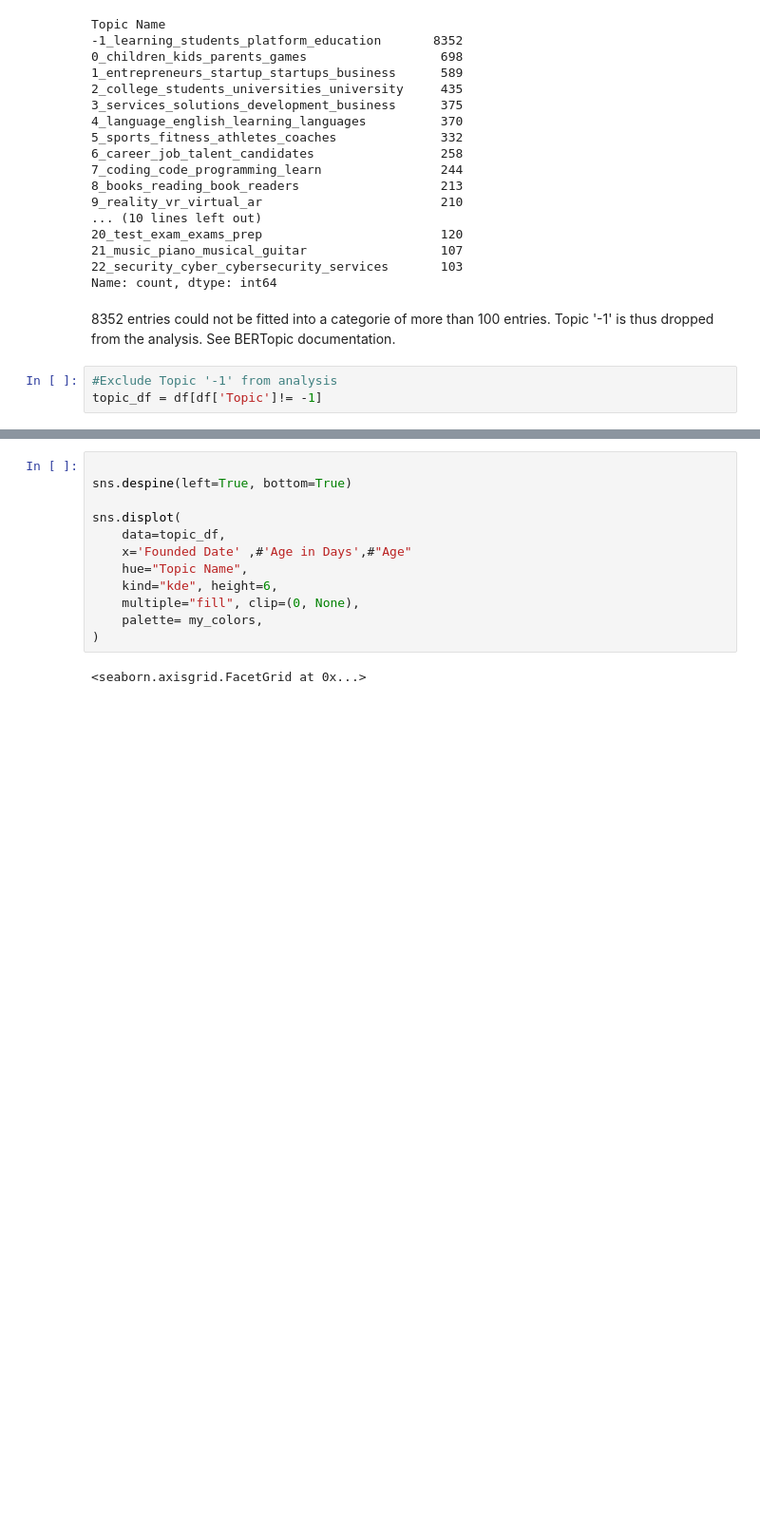
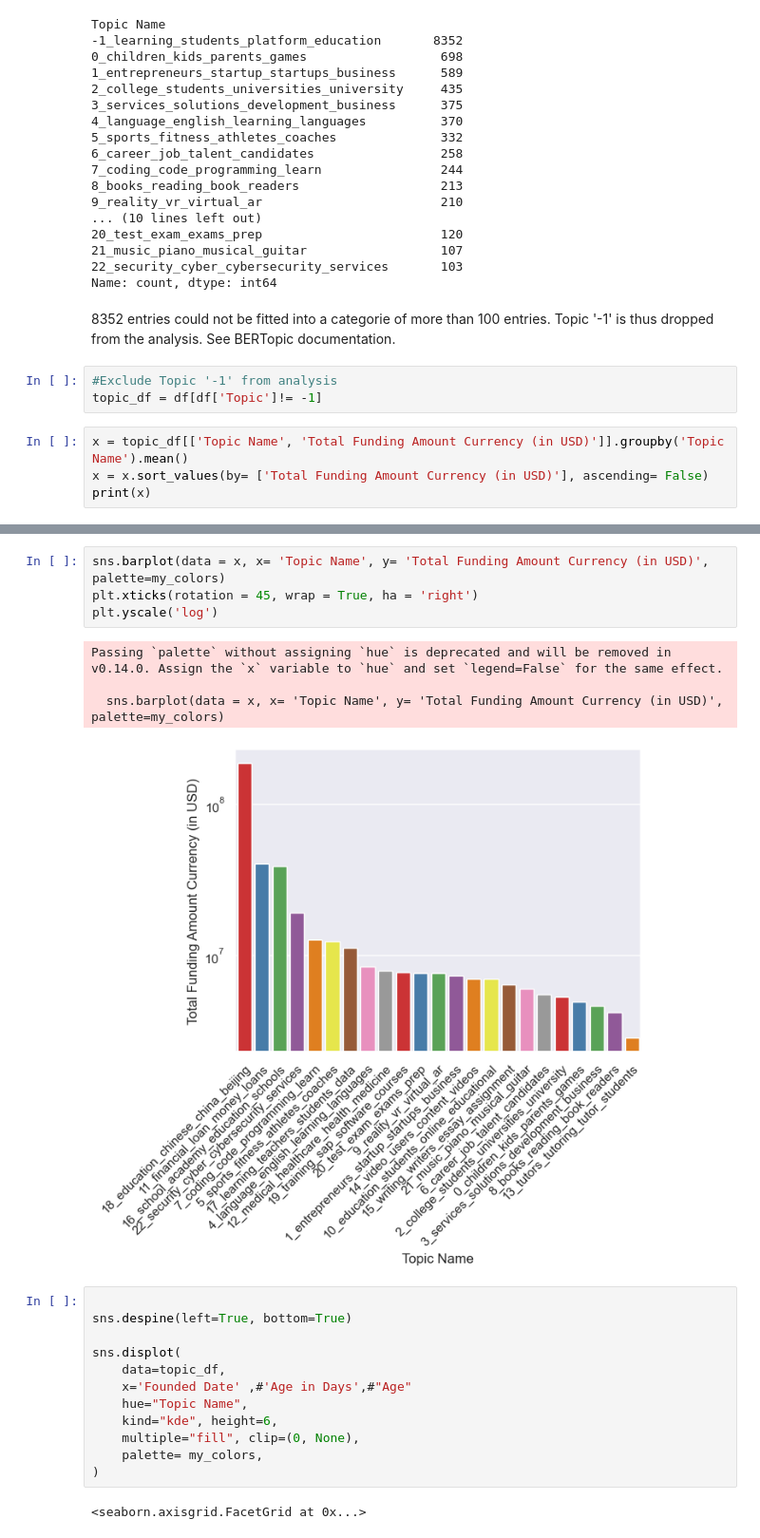
Before and after one commit to MarioMuehlematter/Education.ai, a Jupyter notebook: notebooks/Education.ai_Analysis+Plots.ipynb, the cells around one changed output, grey strips where cells are left out. Shown at 95% size. Saved outputs shown, nothing was run; the diff lists cells and outputs as text; blank space fills up the shorter version.

```diff
--- a/notebooks/Education.ai_Analysis+Plots.ipynb
+++ b/notebooks/Education.ai_Analysis+Plots.ipynb
@@ -263,3 +263,7 @@ Name: count, dtype: int64
 # %%
 #Exclude Topic '-1' from analysis
 topic_df = df[df['Topic']!= -1]
+# %%
+x = topic_df[['Topic Name', 'Total Funding Amount Currency (in USD)']].groupby('Topic Name').mean()
+x = x.sort_values(by= ['Total Funding Amount Currency (in USD)'], ascending= False)
+print(x)
@@ -266,3 +288,12 @@ topic_df = df[df['Topic']!= -1]
+# %%
+sns.barplot(data = x, x= 'Topic Name', y= 'Total Funding Amount Currency (in USD)', palette=my_colors)
+plt.xticks(rotation = 45, wrap = True, ha = 'right')
+plt.yscale('log')
+# %% [output]
+Passing `palette` without assigning `hue` is deprecated and will be removed in v0.14.0. Assign the `x` variable to `hue` and set `legend=False` for the same effect.
+
+  sns.barplot(data = x, x= 'Topic Name', y= 'Total Funding Amount Currency (in USD)', palette=my_colors)
+[figure, added]
 # %%
 
 sns.despine(left=True, bottom=True)
```
Also changed, not shown: parts of 9 cells of this notebook.
